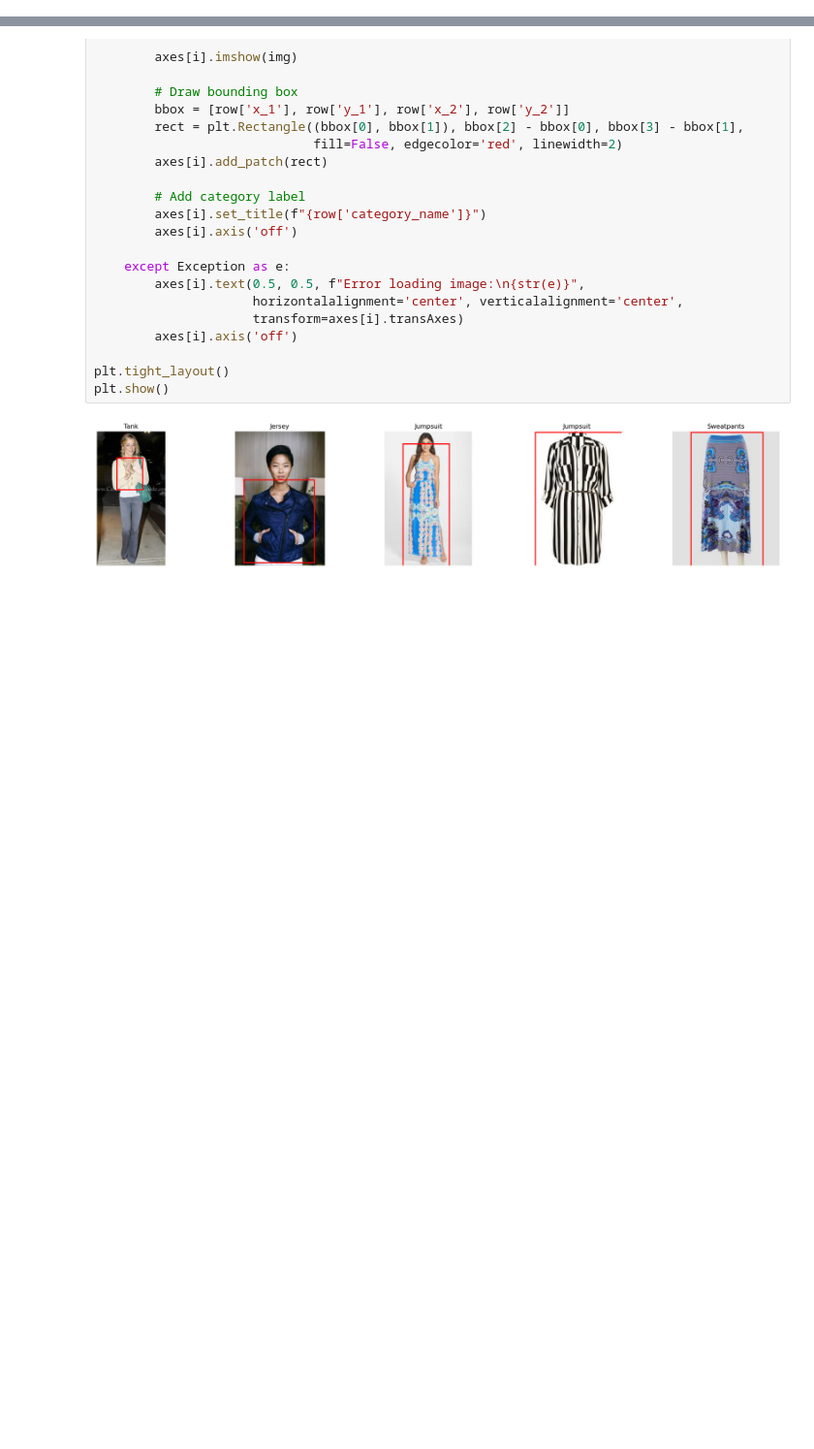
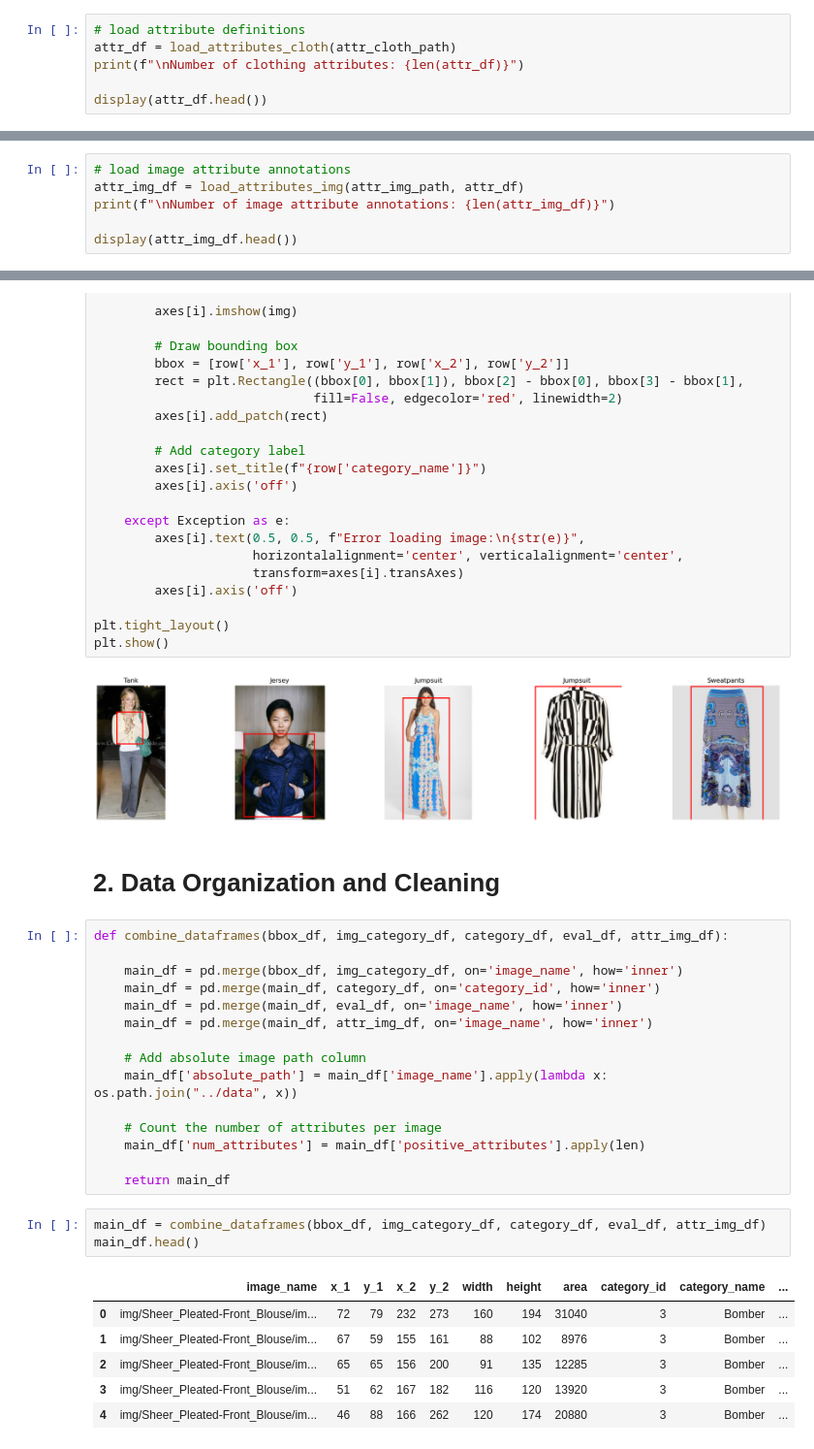
Before and after one commit to danish7x7/cmpe-256-project, a Jupyter notebook: notebooks/eda_preprocessing.ipynb, the cells around one changed output, grey strips where cells are left out. Shown at 97% size. Drawn from its saved outputs; the diff is of its cells as text; blank space fills up the shorter version.

Commit message:
preprocessed data

```diff
--- a/notebooks/eda_preprocessing.ipynb
+++ b/notebooks/eda_preprocessing.ipynb
@@ -209,3 +281,9 @@ Jeggings       7076
 Kaftan         6153
 Sarong         5013
 Name: count, dtype: int64
+# %%
+# load attribute definitions
+attr_df = load_attributes_cloth(attr_cloth_path)
+print(f"\nNumber of clothing attributes: {len(attr_df)}")
+
+display(attr_df.head())
@@ -211,0 +298,6 @@ Name: count, dtype: int64
+# %%
+# load image attribute annotations
+attr_img_df = load_attributes_img(attr_img_path, attr_df)
+print(f"\nNumber of image attribute annotations: {len(attr_img_df)}")
+
+display(attr_img_df.head())
@@ -300,3 +400,30 @@ plt.tight_layout()
 plt.show()
 # %% [output]
 [figure]
+# %% [markdown]
+# 2. Data Organization and Cleaning
+# %%
+def combine_dataframes(bbox_df, img_category_df, category_df, eval_df, attr_img_df):
+
+    main_df = pd.merge(bbox_df, img_category_df, on='image_name', how='inner')
+    main_df = pd.merge(main_df, category_df, on='category_id', how='inner')
+    main_df = pd.merge(main_df, eval_df, on='image_name', how='inner')
+    main_df = pd.merge(main_df, attr_img_df, on='image_name', how='inner')
+
+    # Add absolute image path column
+    main_df['absolute_path'] = main_df['image_name'].apply(lambda x: os.path.join("../data", x))
+
+    # Count the number of attributes per image
+    main_df['num_attributes'] = main_df['positive_attributes'].apply(len)
+
+    return main_df
+# %%
+main_df = combine_dataframes(bbox_df, img_category_df, category_df, eval_df, attr_img_df)
+main_df.head()
+# %% [output]
+|  | image_name | x_1 | y_1 | x_2 | y_2 | width | height | area | category_id | category_name | ... |
+| 0 | img/Sheer_Pleated-Front_Blouse/im... | 72 | 79 | 232 | 273 | 160 | 194 | 31040 | 3 | Bomber | ... |
+| 1 | img/Sheer_Pleated-Front_Blouse/im... | 67 | 59 | 155 | 161 | 88 | 102 | 8976 | 3 | Bomber | ... |
+| 2 | img/Sheer_Pleated-Front_Blouse/im... | 65 | 65 | 156 | 200 | 91 | 135 | 12285 | 3 | Bomber | ... |
+| 3 | img/Sheer_Pleated-Front_Blouse/im... | 51 | 62 | 167 | 182 | 116 | 120 | 13920 | 3 | Bomber | ... |
+| 4 | img/Sheer_Pleated-Front_Blouse/im... | 46 | 88 | 166 | 262 | 120 | 174 | 20880 | 3 | Bomber | ... |
```
Also changed, not shown: parts of 6 cells of this notebook.
